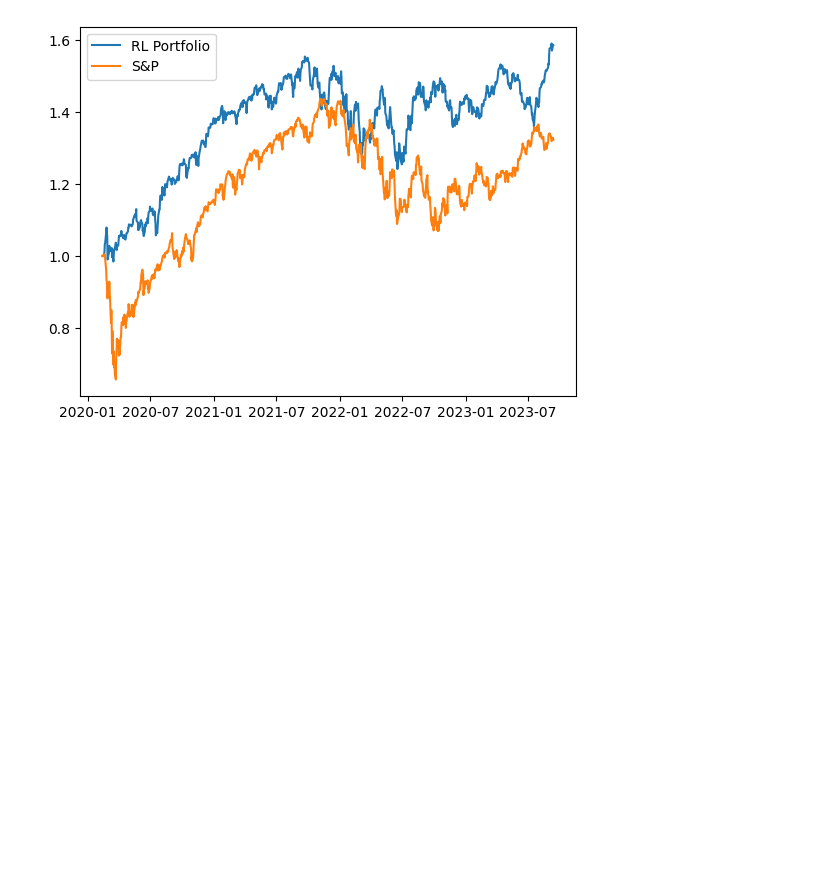
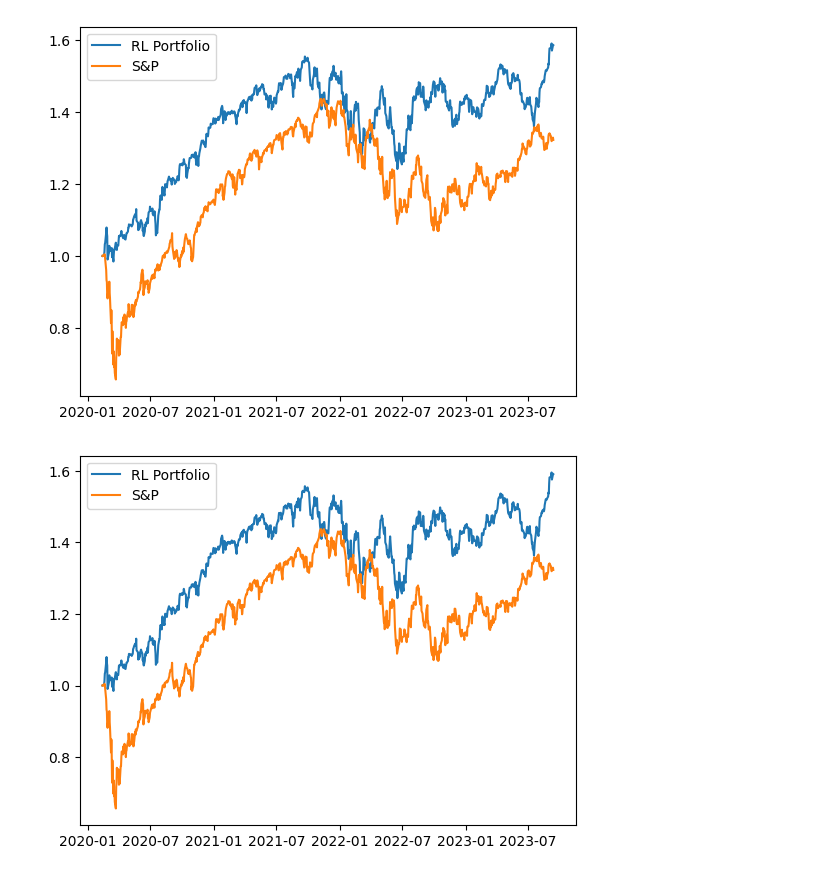
Before and after one commit to bufn403/portfolio-rl, a Jupyter notebook: mpt_with_tcost.ipynb, the cells around one changed output. Cells and saved outputs as stored; diff of their text form; code cells hidden in the pictures; blank space fills up the shorter version.

```diff
--- a/mpt_with_tcost.ipynb
+++ b/mpt_with_tcost.ipynb
@@ -264,3 +264,11 @@ plt.legend()
 plt.show()
 # %% [output]
 [figure]
+# %%
+plt.plot(times_arr, np.array(port_val) / np.array([1, *mus]).cumprod(), label='RL Portfolio')
+plt.plot(times_arr, np.array(snp_val), label='S&P')
+# plt.yscale('log')
+plt.legend()
+plt.show()
+# %% [output]
+[figure, added]
```
